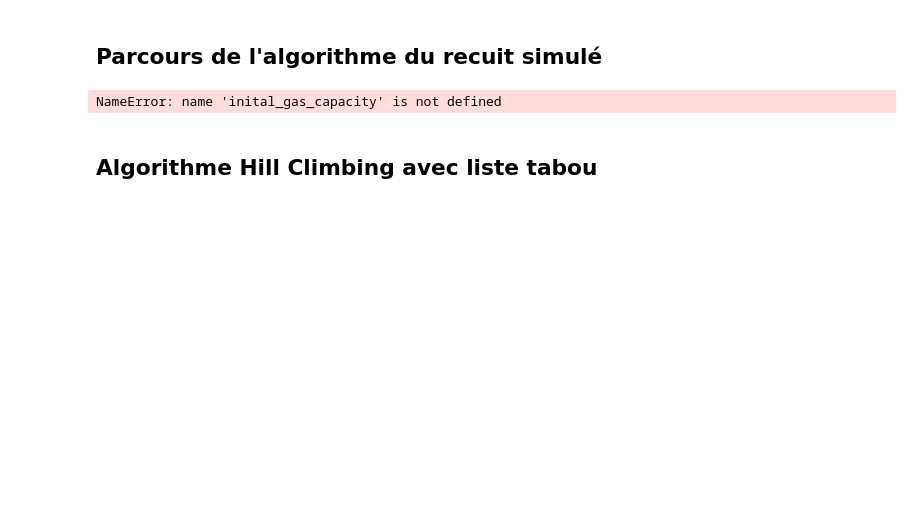
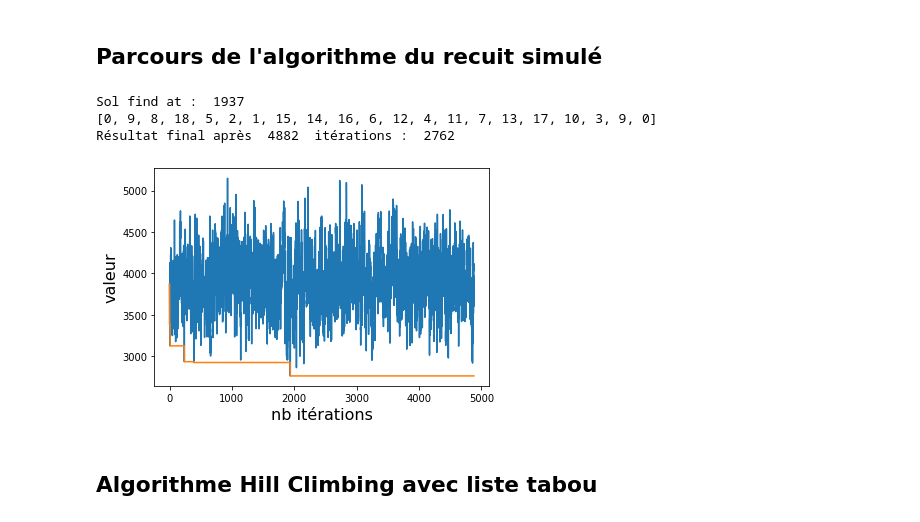
Before and after one commit to firebiscote/AlgoL1, a Jupyter notebook: Livrable.ipynb, the cells around one changed output. Drawn from its saved outputs; the diff is of its cells as text; code cells hidden in the pictures; blank space fills up the shorter version.

```diff
--- a/Livrable.ipynb
+++ b/Livrable.ipynb
@@ -143,7 +143,7 @@ def get_trafficless_path():
     time = round(2 * length / 3)
     return [length, time]
 
-test_graph = get_trafficless_graph(5, 20)
+test_graph = get_trafficless_graph(10, 20)
 for line in test_graph:
     print(line)
 # %% [output]
@@ -218,8 +242,6 @@ def get_random_solution(graph):
     random.shuffle(collect_nodes)
     delivery_nodes = [i for i in range(1, len(graph)) if i != collect_nodes[-1]]
     random.shuffle(delivery_nodes)
-    if (collect_nodes[-1] == delivery_nodes[0]):
-        print('OOOOOOOOOOOOOOOOOOOOOOOOOOOOOOOOOOOOOOOOOOOOOOOOOOOO')
     return [0] + collect_nodes + delivery_nodes + [0]
 
 test_random_solution = get_random_solution(test_graph)
@@ -434,45 +421,59 @@ NameError: name 'inital_gas_capacity' is not defined
 # %%
 import matplotlib.pyplot as plt
 from collections import deque
-Tmin=1e-20
+
 def recuit_simule_traject(graph, T0, Tmin, COOL):
     T=T0
-    S0 =  get_close_solution(graph)
+    S0 =  get_random_solution(graph)
     best_sol=S0
+    liste_tabou = deque((), maxlen = 50)
     result=best_sol
     nb_iter=1
+    find=0
     courantes = deque()
     meilleures_courantes = deque()
     results = deque()
-    courantes.append(get_solution_value(graph, result, start_time, inital_gas_capacity).get_minutes())
-    meilleures_courantes.append(get_solution_value(graph, result, start_time, inital_gas_capacity).get_minutes())
-    results.append(get_solution_value(graph, result, start_time, inital_gas_capacity).get_minutes())
+    courantes.append(get_solution_value(graph, result, start_time, maximum_gas_capacity, maximum_gas_capacity).get_minutes())
+    meilleures_courantes.append(get_solution_value(graph, result, start_time, maximum_gas_capacity, maximum_gas_capacity).get_minutes())
+    results.append(get_solution_value(graph, result, start_time, maximum_gas_capacity, maximum_gas_capacity).get_minutes())
     while T>Tmin:
         nb_iter+=1
+        random.seed()
         sol = random.choice(get_neighborhood(graph, best_sol))
-        courantes.append(get_solution_value(graph, sol, start_time, inital_gas_capacity).get_minutes())
-        if get_solution_value(graph, sol, start_time, inital_gas_capacity).get_minutes()<get_solution_value(graph, best_sol, start_time, inital_gas_capacity).get_minutes() :
+        courantes.append(get_solution_value(graph, sol, start_time, maximum_gas_capacity, maximum_gas_capacity).get_minutes())
+        if sol not in liste_tabou and get_solution_value(graph, sol, start_time, maximum_gas_capacity, maximum_gas_capacity).get_minutes()<get_solution_value(graph, best_sol, start_time, maximum_gas_capacity, maximum_gas_capacity).get_minutes() :
             best_sol=sol
-        else :
-            delta=get_solution_value(graph, best_sol, start_time, inital_gas_capacity).get_minutes()-get_solution_value(graph, sol, start_time, inital_gas_capacity).get_minutes()
+        elif sol not in liste_tabou:
+            delta=get_solution_value(graph, best_sol, start_time, maximum_gas_capacity, maximum_gas_capacity).get_minutes()-get_solution_value(graph, sol, start_time, maximum_gas_capacity, maximum_gas_capacity).get_minutes()
             if random.uniform(0,1)>np.exp(delta/T):
                 best_sol=sol
-        meilleures_courantes.append(get_solution_value(graph, best_sol, start_time, inital_gas_capacity).get_minutes())
-        if(get_solution_value(graph, best_sol, start_time, inital_gas_capacity).get_minutes()<get_solution_value(graph, result, start_time, inital_gas_capacity).get_minutes()):
+        meilleures_courantes.append(get_solution_value(graph, best_sol, start_time, maximum_gas_capacity, maximum_gas_capacity).get_minutes())
+        if(get_solution_value(graph, best_sol, start_time, maximum_gas_capacity, maximum_gas_capacity).get_minutes()<get_solution_value(graph, result, start_time, maximum_gas_capacity, maximum_gas_capacity).get_minutes()):
+            find=nb_iter
             result=best_sol
-        results.append(get_solution_value(graph, result, start_time, inital_gas_capacity).get_minutes())
+        results.append(get_solution_value(graph, result, start_time, maximum_gas_capacity, maximum_gas_capacity).get_minutes())
+        liste_tabou.append(best_sol)
         T*=COOL
+    print("Sol find at : ", find)
     return result, courantes, meilleures_courantes, results, nb_iter
 
-result, courantes, meilleures_courantes, results, nb_iter = recuit_simule_traject(test_graph, T0, Tmin,0.8)
+T0 = 20
+COOL = 0.99
+Tmin = 1e-20
+
+result, courantes, meilleures_courantes, results, nb_iter = recuit_simule_traject(test_graph, T0, Tmin,COOL)
+
 plt.xlabel("nb itérations", fontsize=16)
 plt.ylabel("valeur", fontsize=16)
 res = plt.plot(range(nb_iter), courantes) #courbe bleue
 res = plt.plot(range(nb_iter), results) #courbe orange
-
-print("Résultat final après ", nb_iter, " itérations : ",get_solution_value(test_graph, result, start_time, inital_gas_capacity).get_minutes() )
+print(result)
+print("Résultat final après ", nb_iter, " itérations : ",get_solution_value(test_graph, result, start_time, maximum_gas_capacity, maximum_gas_capacity).get_minutes() )
 # %% [output]
-NameError: name 'inital_gas_capacity' is not defined
+Sol find at :  1937
+[0, 9, 8, 18, 5, 2, 1, 15, 14, 16, 6, 12, 4, 11, 7, 13, 17, 10, 3, 9, 0]
+Résultat final après  4882  itérations :  2762
+[figure, added]
 # %% [markdown]
 ## Algorithme Hill Climbing avec liste tabou
 # %%
```
Also changed, not shown: parts of 9 cells of this notebook.
